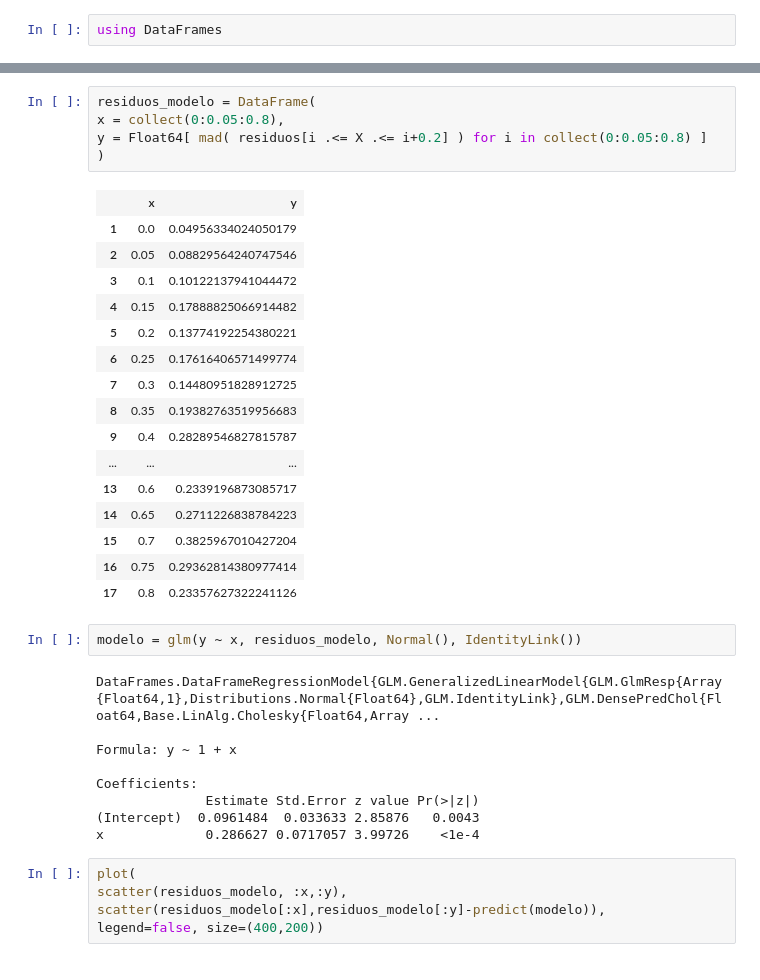
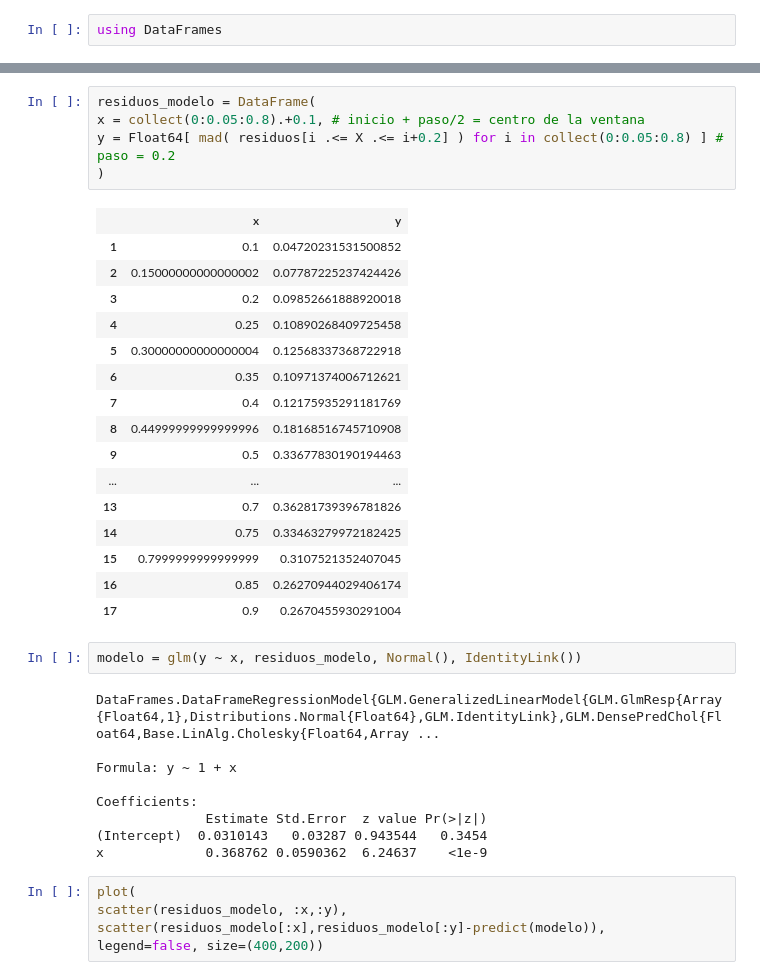
Before and after one commit to diegozea/AnalisisDeDatosCualitativos.jl, a Jupyter notebook: material/II.2.RegresionLinealMultiple.ipynb, the cells around one changed output, grey strips where cells are left out. Saved outputs shown, nothing was run; the diff lists cells and outputs as text.

```diff
--- a/material/II.2.RegresionLinealMultiple.ipynb
+++ b/material/II.2.RegresionLinealMultiple.ipynb
@@ -275,26 +276,26 @@ scatter(X, residuos, legend=false)
 [interactive output not drawn]
 # %%
 residuos_modelo = DataFrame(
-x = collect(0:0.05:0.8),
-y = Float64[ mad( residuos[i .<= X .<= i+0.2] ) for i in collect(0:0.05:0.8) ]
+x = collect(0:0.05:0.8).+0.1, # inicio + paso/2 = centro de la ventana
+y = Float64[ mad( residuos[i .<= X .<= i+0.2] ) for i in collect(0:0.05:0.8) ] # paso = 0.2
 )
 # %% [output]
 |  | x | y |
-| 1 | 0.0 | 0.04956334024050179 |
-| 2 | 0.05 | 0.08829564240747546 |
-| 3 | 0.1 | 0.10122137941044472 |
-| 4 | 0.15 | 0.17888825066914482 |
-| 5 | 0.2 | 0.13774192254380221 |
-| 6 | 0.25 | 0.17616406571499774 |
-| 7 | 0.3 | 0.14480951828912725 |
-| 8 | 0.35 | 0.19382763519956683 |
-| 9 | 0.4 | 0.28289546827815787 |
+| 1 | 0.1 | 0.04720231531500852 |
+| 2 | 0.15000000000000002 | 0.07787225237424426 |
+| 3 | 0.2 | 0.09852661888920018 |
+| 4 | 0.25 | 0.10890268409725458 |
+| 5 | 0.30000000000000004 | 0.12568337368722918 |
+| 6 | 0.35 | 0.10971374006712621 |
+| 7 | 0.4 | 0.12175935291181769 |
+| 8 | 0.44999999999999996 | 0.18168516745710908 |
+| 9 | 0.5 | 0.33677830190194463 |
 | ... | ... | ... |
-| 13 | 0.6 | 0.2339196873085717 |
-| 14 | 0.65 | 0.2711226838784223 |
-| 15 | 0.7 | 0.3825967010427204 |
-| 16 | 0.75 | 0.29362814380977414 |
-| 17 | 0.8 | 0.23357627322241126 |
+| 13 | 0.7 | 0.36281739396781826 |
+| 14 | 0.75 | 0.33463279972182425 |
+| 15 | 0.7999999999999999 | 0.3107521352407045 |
+| 16 | 0.85 | 0.26270944029406174 |
+| 17 | 0.9 | 0.2670455930291004 |
 # %%
 modelo = glm(y ~ x, residuos_modelo, Normal(), IdentityLink())
 # %% [output]
@@ -303,9 +304,9 @@ DataFrames.DataFrameRegressionModel{GLM.GeneralizedLinearModel{GLM.GlmResp{Array
 Formula: y ~ 1 + x
 
 Coefficients:
-              Estimate Std.Error z value Pr(>|z|)
-(Intercept)  0.0961484  0.033633 2.85876   0.0043
-x             0.286627 0.0717057 3.99726    <1e-4
+              Estimate Std.Error  z value Pr(>|z|)
+(Intercept)  0.0310143   0.03287 0.943544   0.3454
+x             0.368762 0.0590362  6.24637    <1e-9
 # %%
 plot(
 scatter(residuos_modelo, :x,:y),
```
Also changed, not shown: parts of 32 cells of this notebook, 5 other files.
